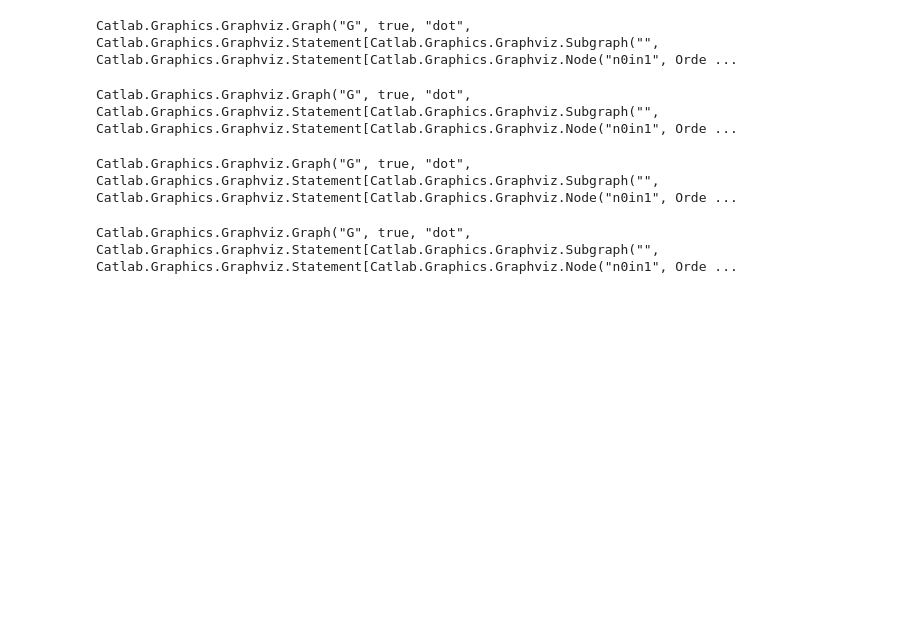
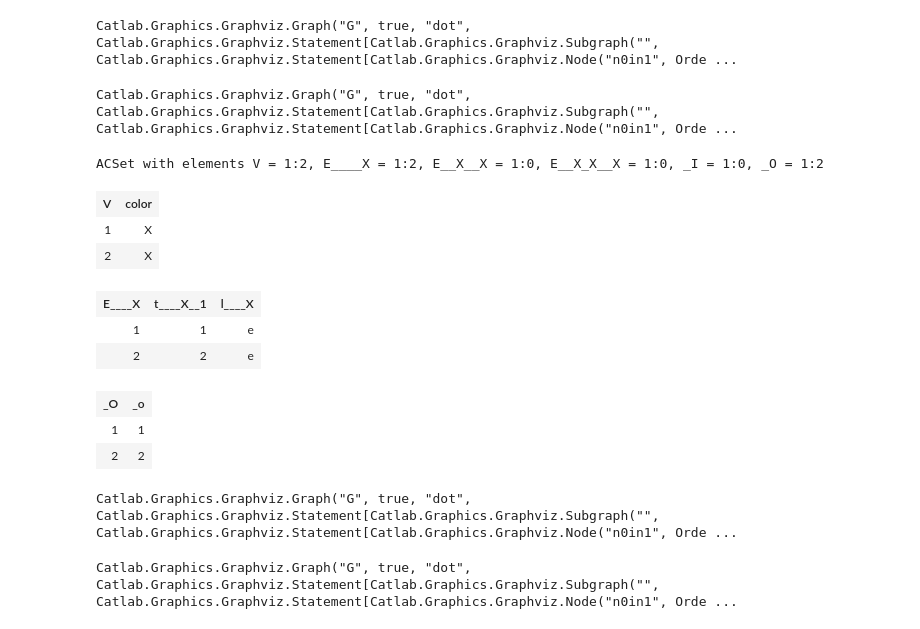
Before and after one commit to kris-brown/Catlab.jl, a Jupyter notebook: inv_unique.ipynb, the cells around one changed output. Saved outputs shown, nothing was run; the diff lists cells and outputs as text; code cells hidden in the pictures; blank space fills up the shorter version.

```diff
--- a/inv_unique.ipynb
+++ b/inv_unique.ipynb
@@ -50,6 +51,19 @@ ui4 = apply_eq(ui3, T_group, :rightinv)
 show_diagram(cospan_to_wd(ui4), i=["a"],o=["c","b"])
 # %% [output]
 Catlab.Graphics.Graphviz.Graph("G", true, "dot", Catlab.Graphics.Graphviz.Statement[Catlab.Graphics.Graphviz.Subgraph("", Catlab.Graphics.Graphviz.Statement[Catlab.Graphics.Graphviz.Node("n0in1", Orde ...
+# %%
+wd_to_cospan(wd_pad(e_uniq.l), T_group.gens)[2]
+# %% [output]
+ACSet with elements V = 1:2, E____X = 1:2, E__X__X = 1:0, E__X_X__X = 1:0, _I = 1:0, _O = 1:2
+| V | color |
+| 1 | X |
+| 2 | X |
+| E____X | t____X__1 | l____X |
+| 1 | 1 | e |
+| 2 | 2 | e |
+| _O | _o |
+| 1 | 1 |
+| 2 | 2 |
 # %%
 # the e's are the same
 ui5 = apply_eq(ui4, add_eq(T_group, e_uniq), :e_uniq, repl=true, V=[1=>3,2=>5])
```
Also changed, not shown: parts of 3 cells of this notebook, 3 other files.
